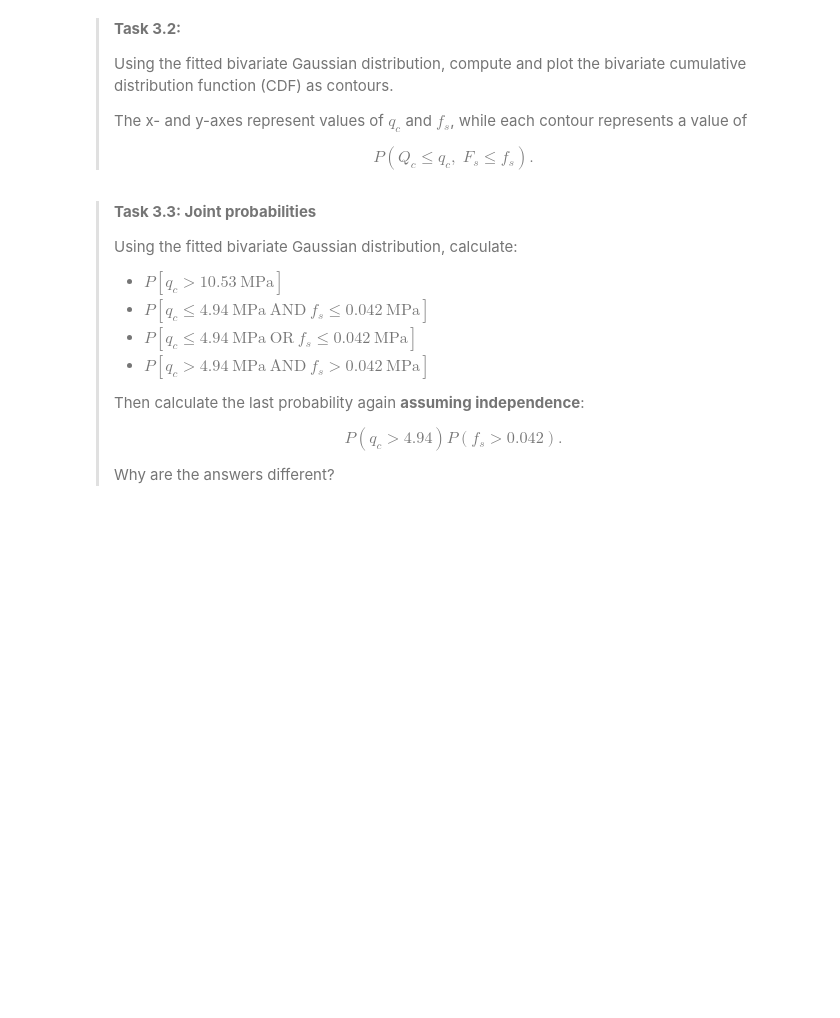
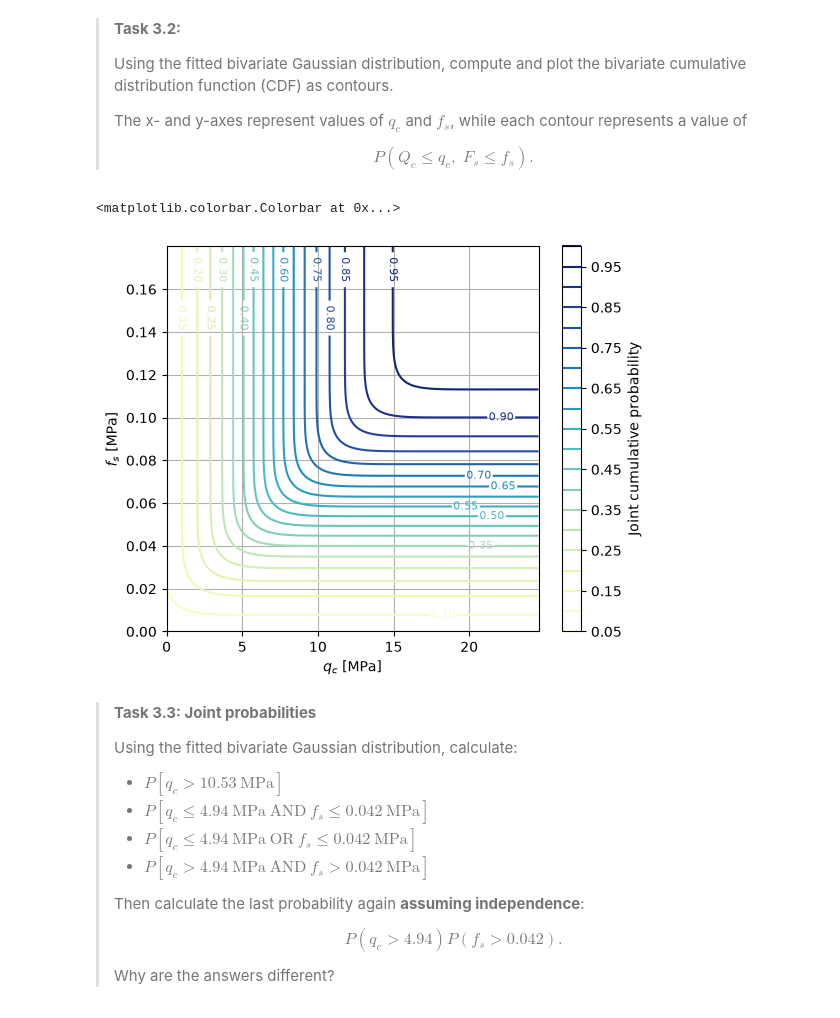
Before and after one commit to Wiggy-020/WS1.5, a Jupyter notebook: Bivariate_Gaussian_CPT_data.ipynb, the cells around one changed output. Saved outputs shown, nothing was run; the diff lists cells and outputs as text; code cells hidden in the pictures; blank space fills up the shorter version.

```diff
--- a/Bivariate_Gaussian_CPT_data.ipynb
+++ b/Bivariate_Gaussian_CPT_data.ipynb
@@ -219,36 +222,36 @@ ax.legend()
 # %%
 # Step 1: define the coordinate values
 n = 200
 values_qc = np.linspace(max(0, mu[0] - 3.5*s1), mu[0] + 3.5*s1, n)
 values_fs = np.linspace(max(0, mu[1] - 3.5*s2), mu[1] + 3.5*s2, n)
 
 # Step 2: create two 2D coordinate grids
-X1, X2 = np.meshgrid(### YOUR CODE HERE ###, ### YOUR CODE HERE ###)
+X1, X2 = np.meshgrid(values_qc, values_fs)
 
 # Step 3: flatten the transposed grids
-X1_1d = ### YOUR CODE HERE ###
-X2_1d = ### YOUR CODE HERE ###
+X1_1d = np.concatenate(X1.T)
+X2_1d = np.concatenate(X2.T)
 
 # Step 4: combine them so that each row contains one [qc, fs] pair
-X = np.array([
-    ### YOUR CODE HERE ###,
-    ### YOUR CODE HERE ###
-]).T
+X = np.array([X1_1d, X2_1d]).T
 
 # Step 5: evaluate the bivariate Gaussian CDF
-Z = ### YOUR CODE HERE ###
+Z = multivariate_normal(mean=mu, cov=sigma).cdf(X)
 
 # Step 6: reshape the result back to the 2D grid
 Z = Z.reshape(X1.shape).T
 
 # Plot CDF contours
 fig, ax = plt.subplots(figsize=(6,5))
 contours = ax.contour(X1, X2, Z, 20, cmap='YlGnBu')
 ax.clabel(contours, inline=True, fontsize=8)
 ax.grid()
 ax.set_xlabel(r'$q_c$ [MPa]')
 ax.set_ylabel(r'$f_s$ [MPa]')
 fig.colorbar(contours, ax=ax, label='Joint cumulative probability')
+# %% [output]
+<matplotlib.colorbar.Colorbar at 0x...>
+[figure, added]
 # %% [markdown]
 > **Task 3.3: Joint probabilities**
 >
```
Also changed, not shown: parts of 2 cells of this notebook.
